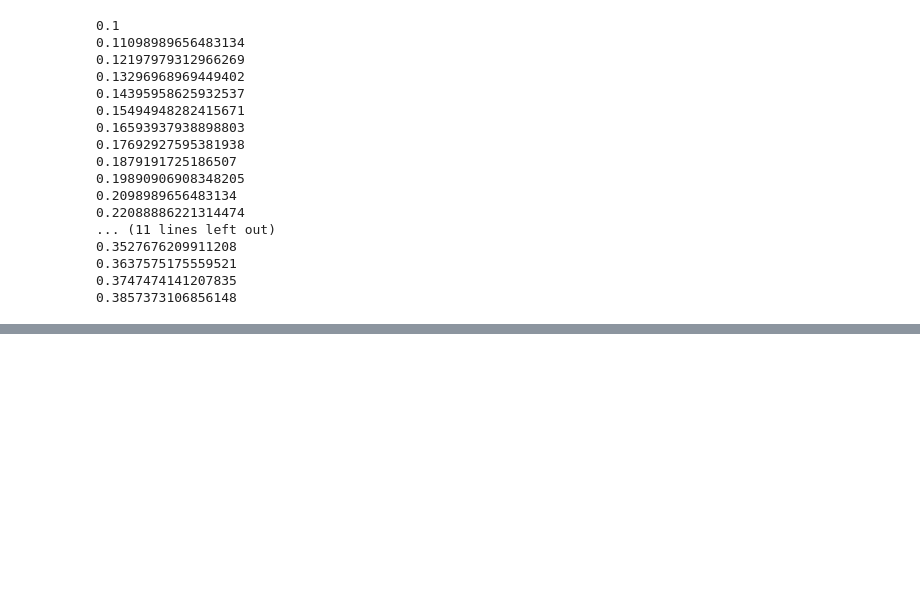
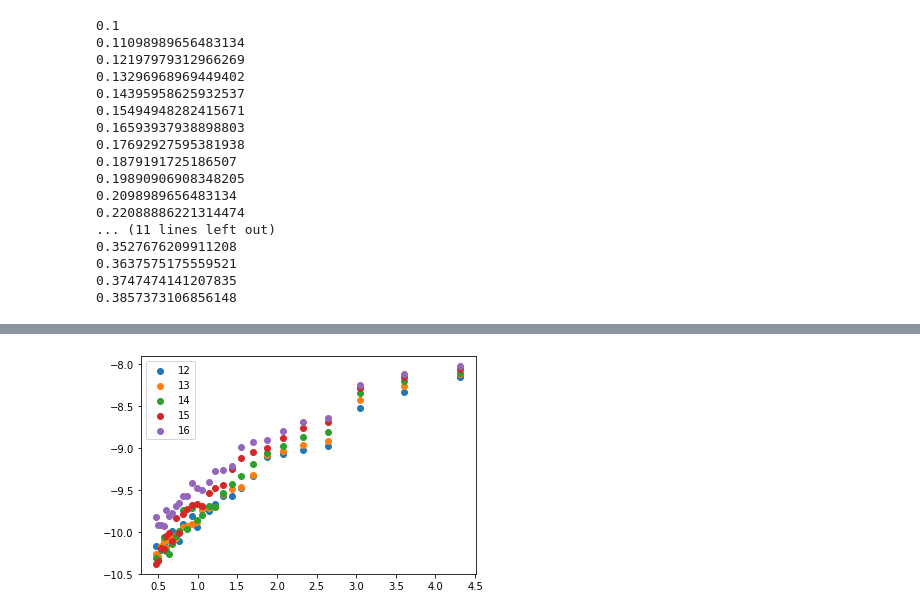
Before and after one commit to BenKMorley/Multilevel_notebook, a Jupyter notebook: Multilevel_Ising.ipynb, the cells around one changed output, grey strips where cells are left out. Drawn from its saved outputs; the diff is of its cells as text; code cells hidden in the pictures; blank space fills up the shorter version.

```diff
--- a/Multilevel_Ising.ipynb
+++ b/Multilevel_Ising.ipynb
@@ -1738,0 +1891,11 @@ array([0.73008076, 0.80461533, 0.812065  , 0.82636762, 0.68583034,
+# %%
+x = numpy.std(results[:, 0], axis=2)
+fig, ax = plt.subplots()
+
+for delta in [12, 13, 14, 15, 16]:
+    ax.scatter(xis[L][:-5], numpy.log(x[:, delta])[:-5], label=f'{delta}')
+
+plt.legend()
+plt.show()
+# %% [output]
+[figure, added]
```
Also changed, not shown: parts of 20 cells of this notebook.
